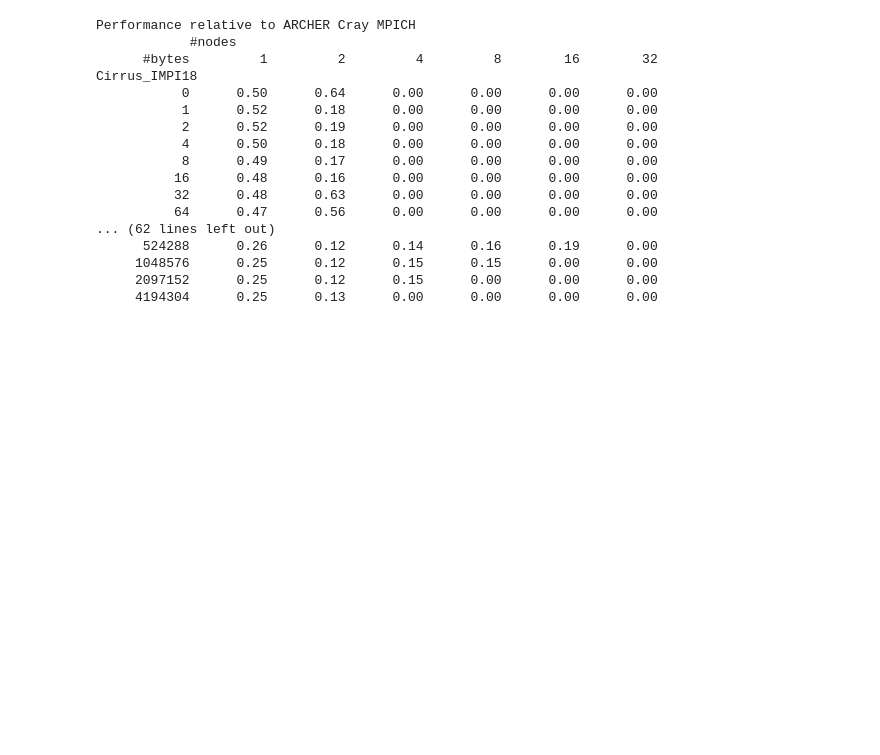
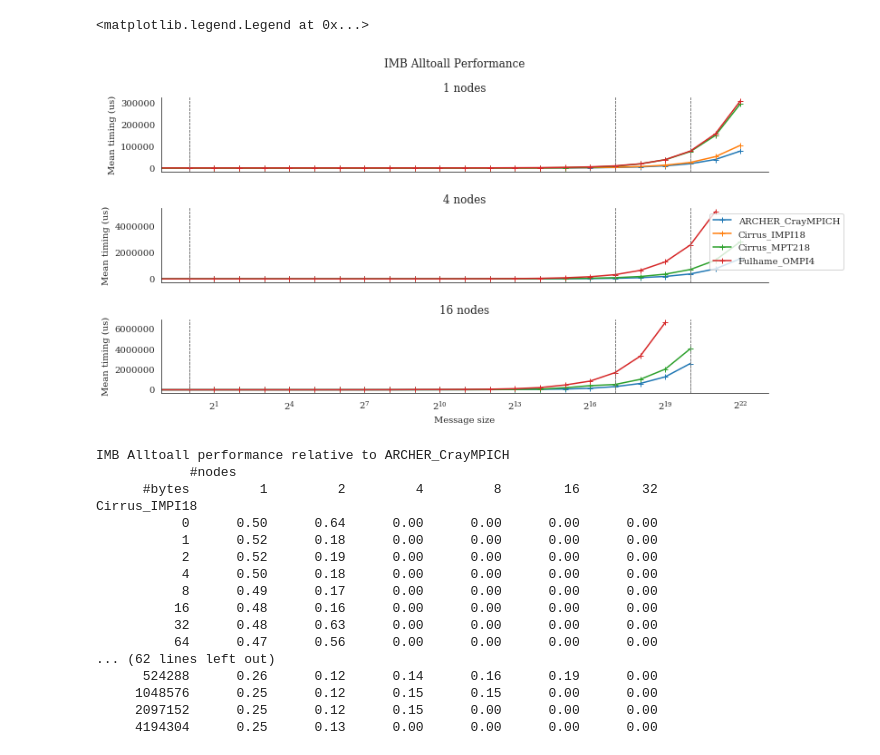
Before and after one commit to hpc-uk/archer-benchmarks, a Jupyter notebook: synth/IMB/analysis/IMB_compare.ipynb, the cells around one changed output. Cells and saved outputs as stored; diff of their text form; code cells hidden in the pictures; blank space fills up the shorter version.

```diff
--- a/synth/IMB/analysis/IMB_compare.ipynb
+++ b/synth/IMB/analysis/IMB_compare.ipynb
@@ -46,3 +47,47 @@ fig.legend(handles, labels, loc='center right')
+# %%
+nodelist = [1, 4, 16]
+sizelist = [0,
+            1,
+            2,
+            4,
+            8,
+           16,
+           32,
+           64,
+          128,
+          256,
+          512,
+         1024,
+         2048,
+         4096,
+         8192,
+        16384,
+        32768,
+        65536,
+       131072,
+       262144,
+       524288,
+      1048576,
+      2097152,
+      4194304]
+fig, axes = plt.subplots(nrows=3, ncols=1, sharex='all')
+fig.suptitle('IMB {0} Performance'.format(benchmark))
+fig.subplots_adjust(hspace=0.5)
+for ax, nodes in zip(axes.flatten(), nodelist):
+    for system in systems:
+        ax.plot(sizelist, imb.get_size_scaling(sizelist, nodes, imb_perf[system]), '-+', label=system)
+        ax.set(title="{0} nodes".format(nodes), ylabel="Mean timing (us)")
+        ax.axvline(x=1, c='gray', ls='--', lw=0.75)
+        ax.axvline(x=131072, c='gray', ls='--', lw=0.75)
+        ax.axvline(x=1048576, c='gray', ls='--', lw=0.75)
+        handles, labels = ax.get_legend_handles_labels()
+        sns.despine()
+plt.xscale('log', basex=2)
+plt.xlabel("Message size")
+fig.legend(handles, labels, loc='center right')
+# %% [output]
+<matplotlib.legend.Legend at 0x...>
+[figure, added]
 # %%
 baseline = 'ARCHER_CrayMPICH'
 systems = ['Cirrus_IMPI18', 'Cirrus_MPT218', 'Fulhame_OMPI4']
@@ -70,11 +115,11 @@ sizelist = [0,
        524288,
       1048576,
       2097152,
-      4194304 ]
-print("Performance relative to ARCHER Cray MPICH")
-a2a_ratio = imb.analyse_perf_matrix('ARCHER_CrayMPICH', systems, nodelist, sizelist, a2a_perf, invert=True)
+      4194304]
+print("IMB {0} performance relative to {1}".format(benchmark, baseline))
+imb_ratio = imb.analyse_perf_matrix(baseline, systems, nodelist, sizelist, imb_perf, invert=True)
 # %% [output]
-Performance relative to ARCHER Cray MPICH
+IMB Alltoall performance relative to ARCHER_CrayMPICH
             #nodes
       #bytes         1         2         4         8        16        32
 Cirrus_IMPI18
```
Also changed, not shown: parts of 12 cells of this notebook, 1 other file.
